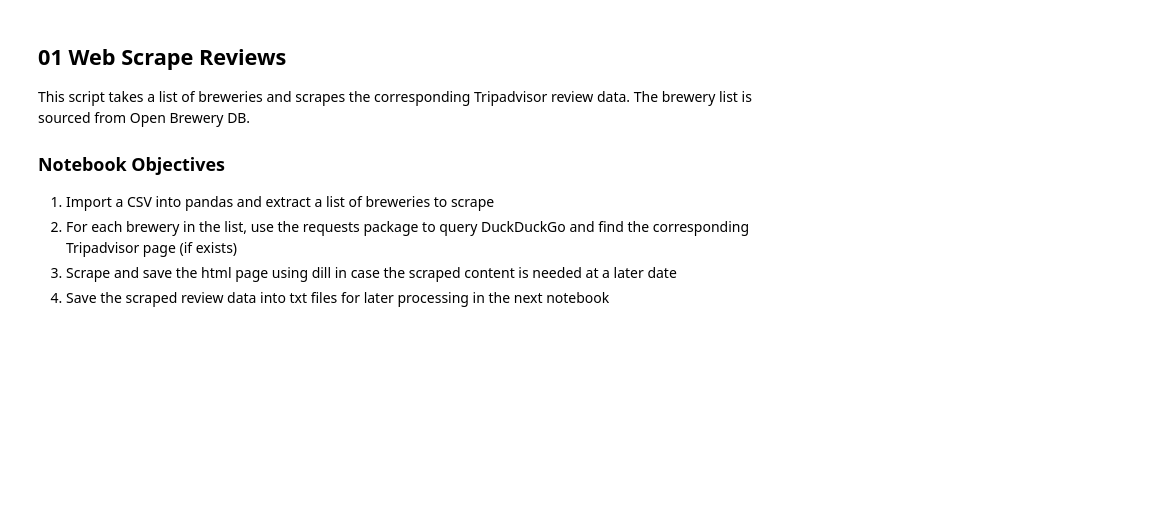
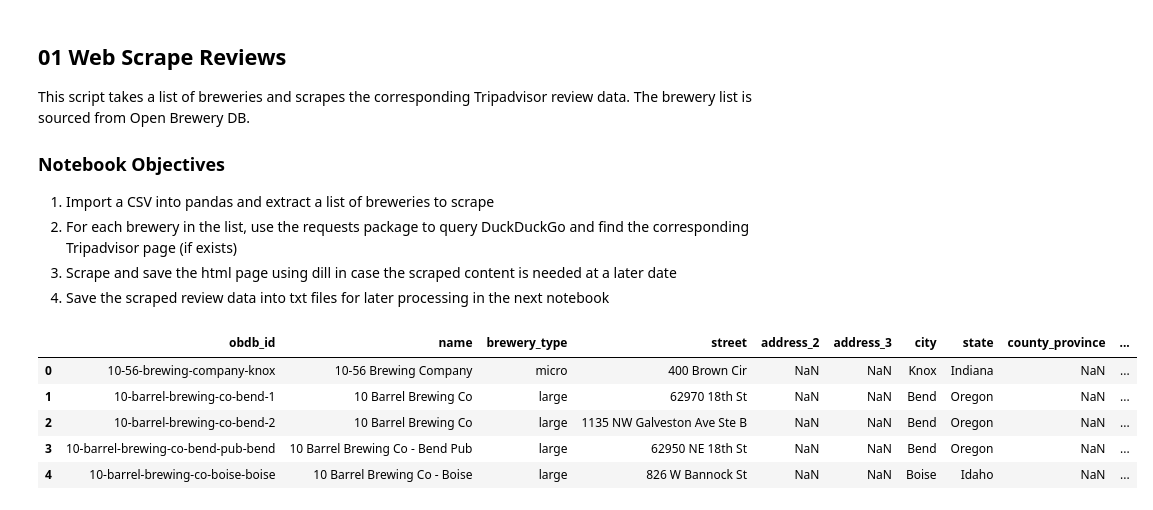
Before and after one commit to data-sandbox/nlp-brewer-finder, a Jupyter notebook: notebooks/01_Web_scrape_reviews.ipynb, the cells around one changed output. Drawn from its saved outputs; the diff is of its cells as text; code cells hidden in the pictures; blank space fills up the shorter version.

```diff
--- a/notebooks/01_Web_scrape_reviews.ipynb
+++ b/notebooks/01_Web_scrape_reviews.ipynb
@@ -154,4 +154,15 @@ def get_url_base(keyword, state):
     soup, response = get_soup(url)
     links = soup.find_all("a", class_="result__url", href=True)
     return links[0]['href']
+# %%
+# Get list of breweries
+df = pd.read_csv('../assets/breweries.csv')
+df.head()
+# %% [output]
+|  | obdb_id | name | brewery_type | street | address_2 | address_3 | city | state | county_province | ... |
+| 0 | 10-56-brewing-company-knox | 10-56 Brewing Company | micro | 400 Brown Cir | NaN | NaN | Knox | Indiana | NaN | ... |
+| 1 | 10-barrel-brewing-co-bend-1 | 10 Barrel Brewing Co | large | 62970 18th St | NaN | NaN | Bend | Oregon | NaN | ... |
+| 2 | 10-barrel-brewing-co-bend-2 | 10 Barrel Brewing Co | large | 1135 NW Galveston Ave Ste B | NaN | NaN | Bend | Oregon | NaN | ... |
+| 3 | 10-barrel-brewing-co-bend-pub-bend | 10 Barrel Brewing Co - Bend Pub | large | 62950 NE 18th St | NaN | NaN | Bend | Oregon | NaN | ... |
+| 4 | 10-barrel-brewing-co-boise-boise | 10 Barrel Brewing Co - Boise | large | 826 W Bannock St | NaN | NaN | Boise | Idaho | NaN | ... |
 # %%
```
Also changed, not shown: parts of 14 cells of this notebook.
